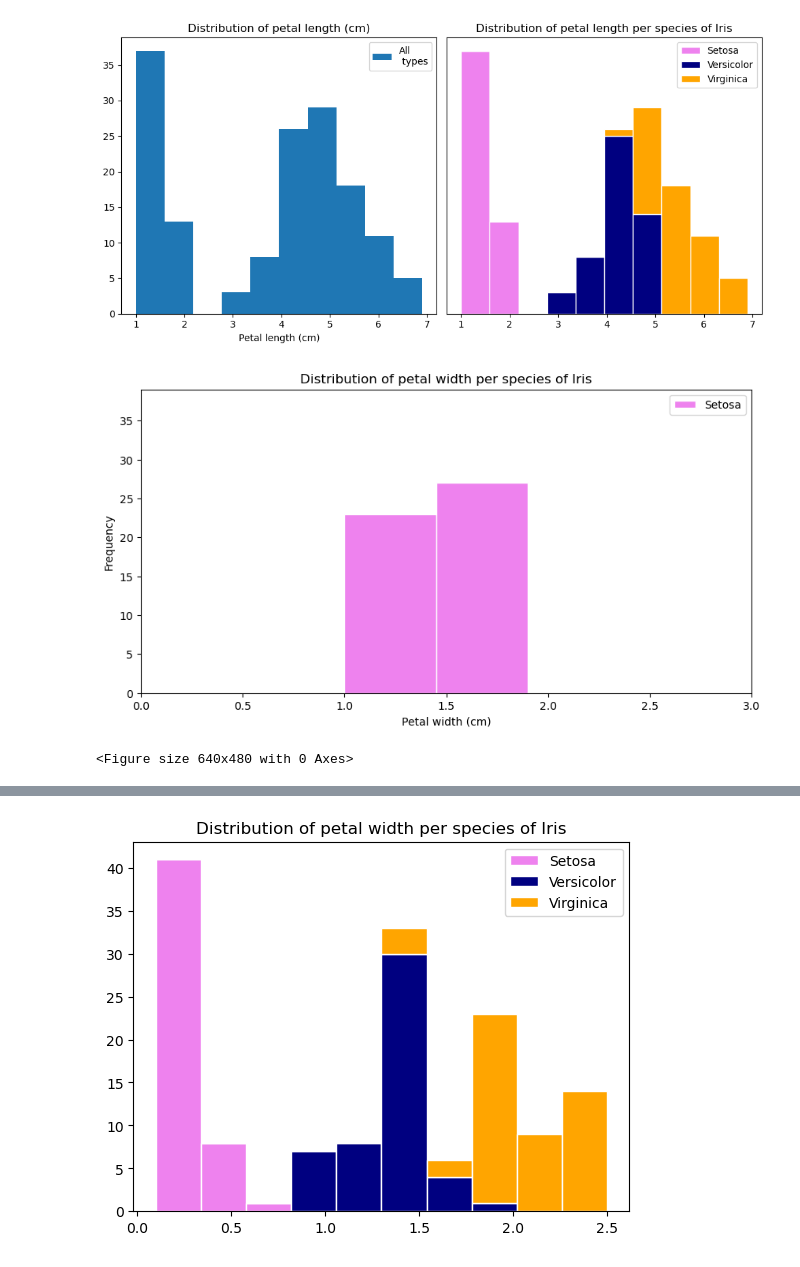
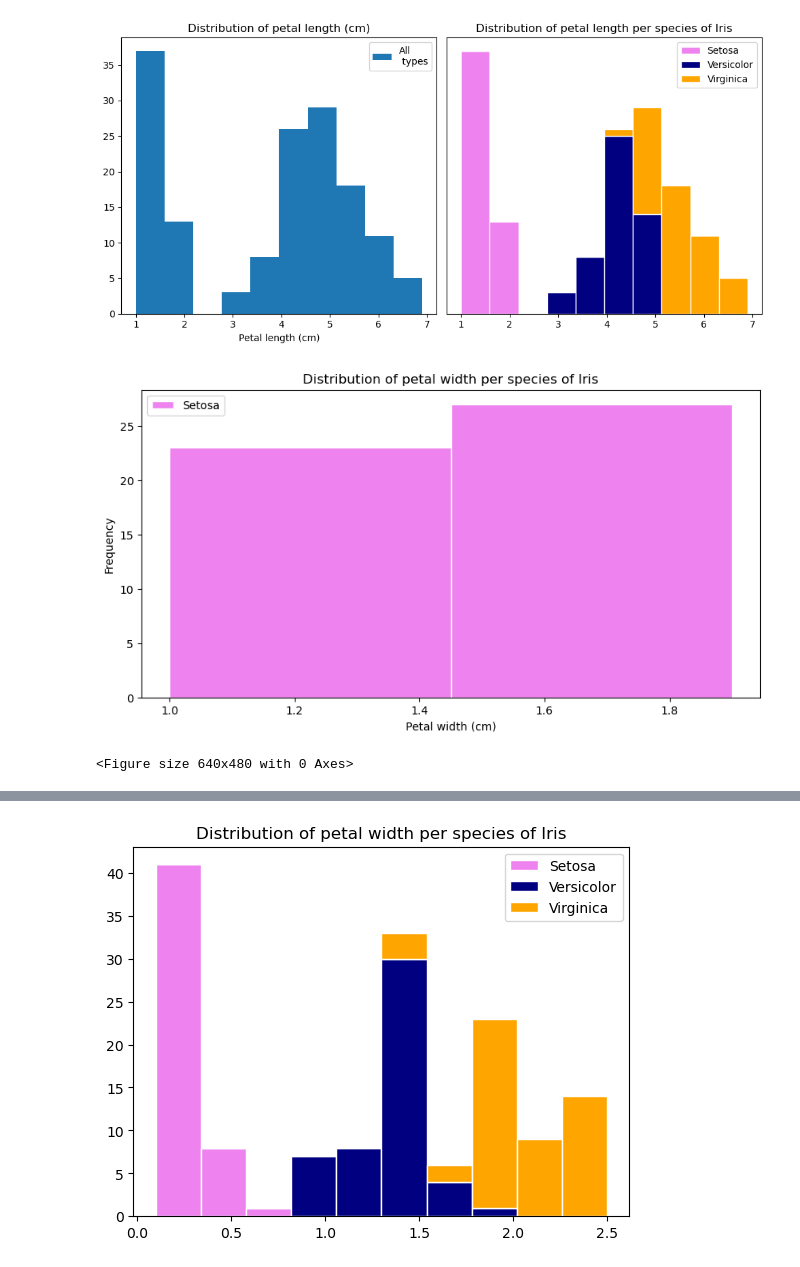
Before and after one commit to Ange-Dvs/pands-project, a Jupyter notebook: iris.ipynb, the cells around one changed output, grey strips where cells are left out. Drawn from its saved outputs; the diff is of its cells as text; code cells hidden in the pictures.

```diff
--- a/iris.ipynb
+++ b/iris.ipynb
@@ -377,33 +515,33 @@ plt.legend()
 plt.figure(figsize=(10,5))
 
 ##plt.subplot(1, 3, 1)
 # Plotting histograms for each species separately with overlapping bins
 plt.hist(setosa_df['petal length (cm)'], bins=2, label='Setosa', color='violet', edgecolor='white')
 #plt.hist(versicolor_df['petal width (cm)'], bins=bin_edges, alpha=0.5, label='Versicolor', color='navy', edgecolor='white')
 #plt.hist(virginica_df['petal width (cm)'], bins=bin_edges, alpha=0.5, label='Virginica', color='orange', edgecolor='white')
-setting_axis_limits()
+#setting_axis_limits()
 
 #plt.subplot(1, 3, 2)
 #plt.hist(versicolor_df['petal width (cm)'], bins=10, label='Versicolor', color='navy', edgecolor='white')
 #setting_axis_limits()
 
 #plt.subplot(1, 3, 3)
 #plt.hist(virginica_df['petal width (cm)'], bins=10, label='Virginica', color='orange', edgecolor='white')
 #setting_axis_limits()
 
 # Adding labels and title
 plt.title("Distribution of petal width per species of Iris")
 plt.xlabel("Petal width (cm)")
 plt.ylabel("Frequency")
 
 # Adding legend
 plt.legend()
 
 # Showing the plot
 plt.show()
 
 # Clearing the plot
 plt.clf()
 # %% [output]
-[figure, old version]
+[figure, new version]
 <Figure size 640x480 with 0 Axes>
```
Also changed, not shown: parts of 20 cells of this notebook, 7 other files.
